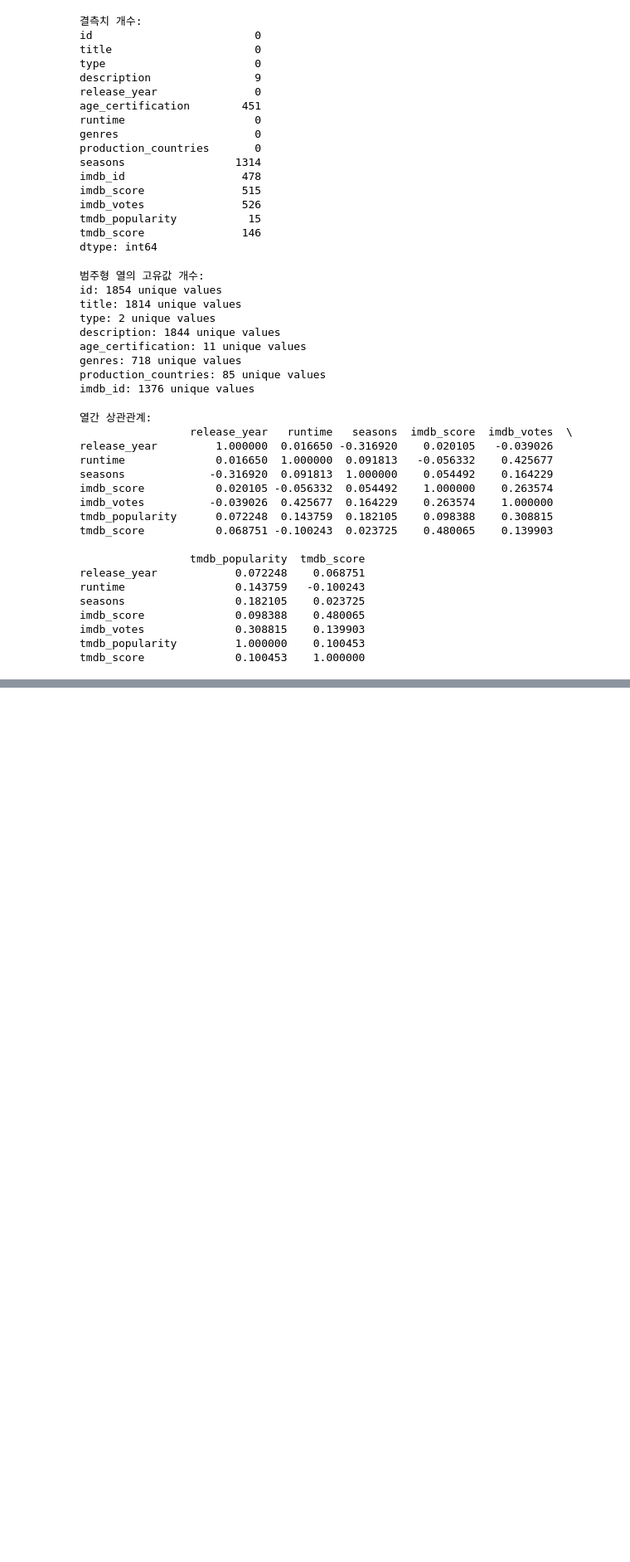
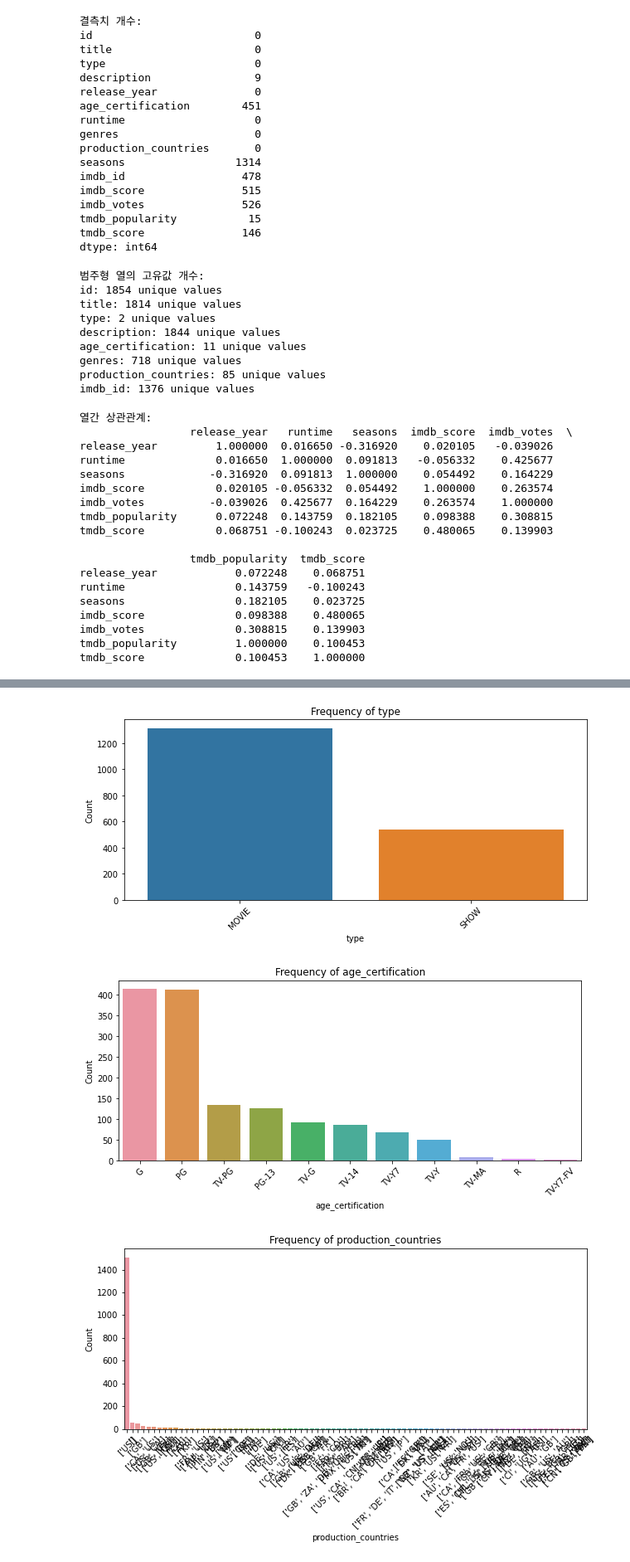
Before and after one commit to SoulTree-Lovers/DataScienceProject, a Jupyter notebook: SM/Disney_plus_EDA.ipynb, the cells around one changed output, grey strips where cells are left out. Shown: that part at 83% size. Saved outputs shown, nothing was run; the diff lists cells and outputs as text; code cells hidden in the pictures; blank space fills up the shorter version.

```diff
--- a/SM/Disney_plus_EDA.ipynb
+++ b/SM/Disney_plus_EDA.ipynb
@@ -155,0 +174,17 @@ plt.show()
+# %%
+# 범주형 열의 빈도수 시각화 (id, title, description 열 제외)
+categorical_columns = df.select_dtypes(include='object').columns
+categorical_columns = [column for column in categorical_columns if column not in ['id', 'title', 'description', 'genres']]
+
+for column in categorical_columns:
+    plt.figure(figsize=(10, 4))
+    sns.countplot(data=df, x=column, order=df[column].value_counts().index)
+    plt.title(f"Frequency of {column}")
+    plt.xlabel(column)
+    plt.ylabel("Count")
+    plt.xticks(rotation=45)
+    plt.show()
+# %% [output]
+[figure, added]
+[figure, added]
+[figure, added]
```
Also changed, not shown: parts of 3 cells of this notebook, 4 other files.
